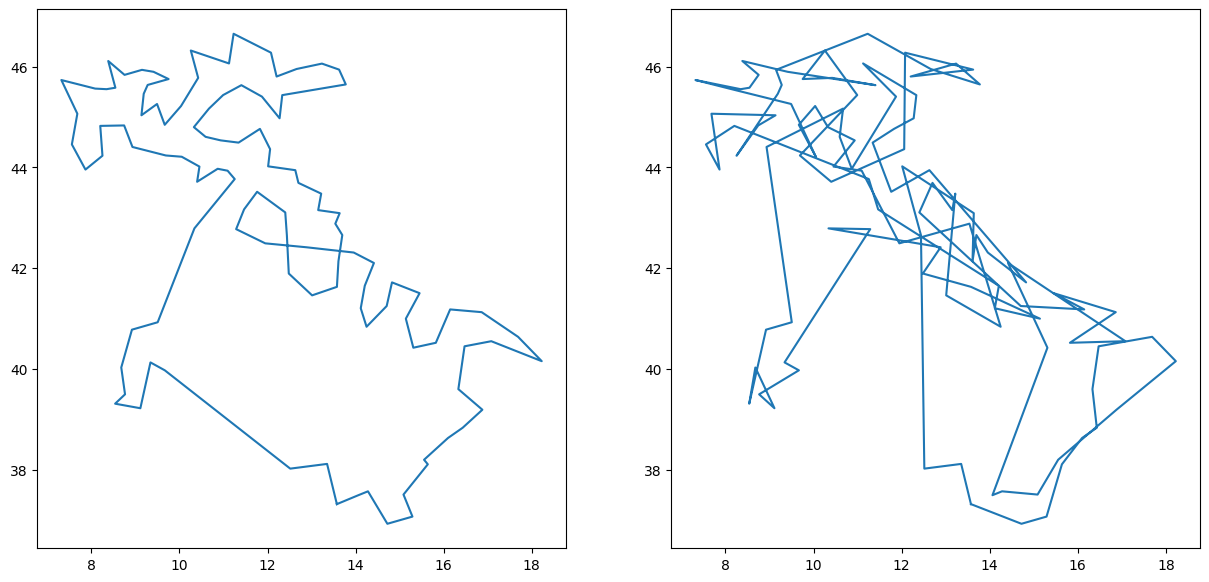
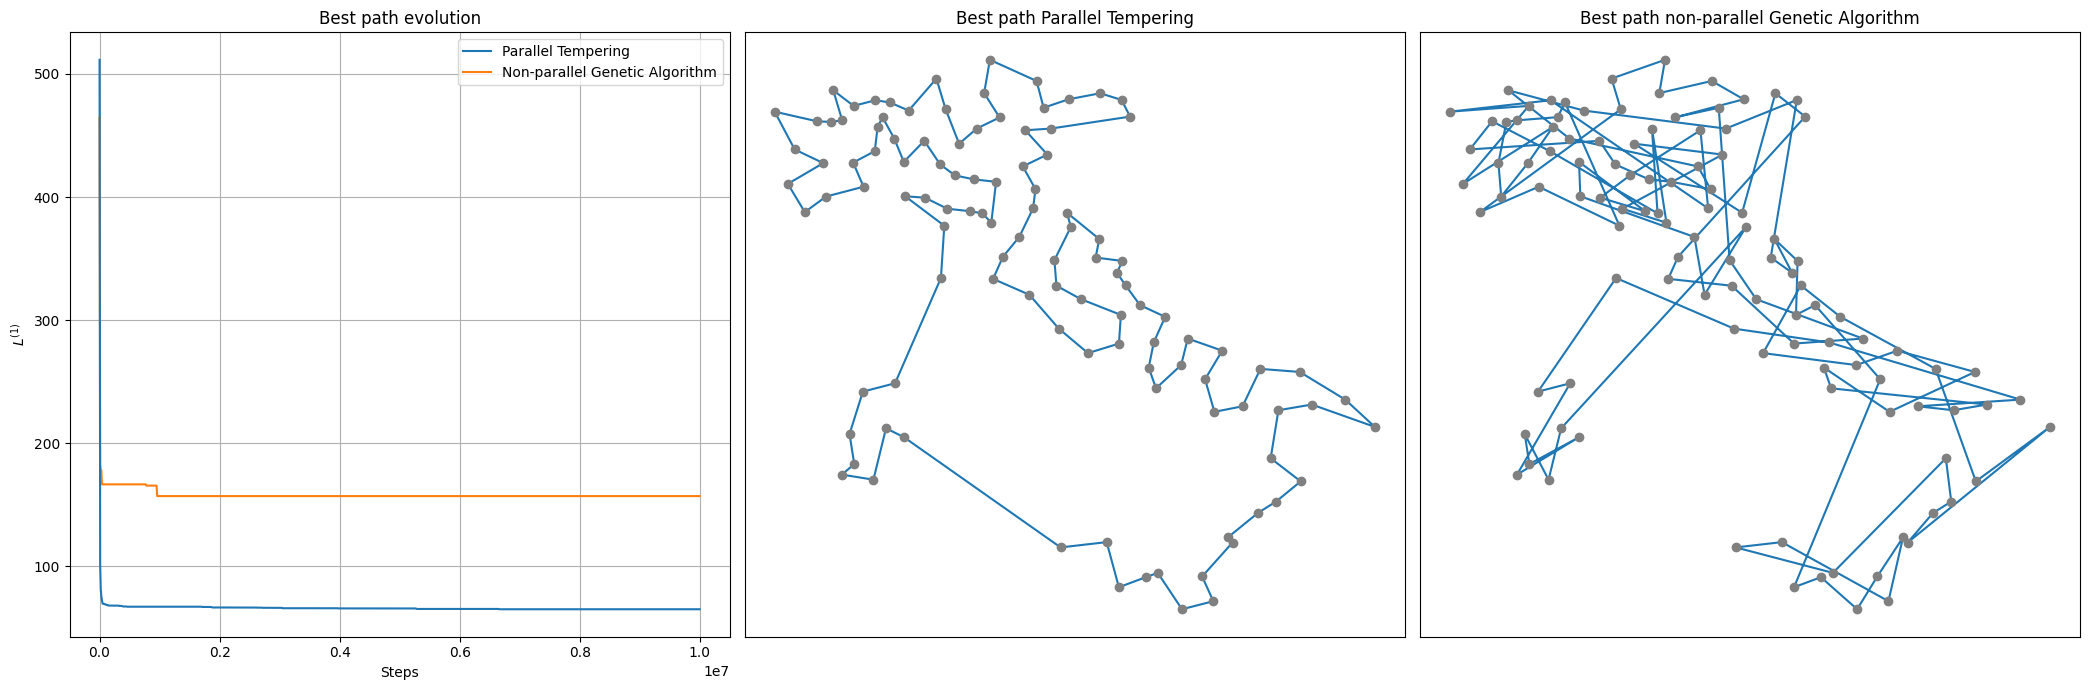
The notebook cell's code change between the first figure and the second:
--- before
+++ after
@@ -1,10 +1,35 @@
-optimal = np.loadtxt("output.out", dtype=int) - 1
-optimal = np.append(optimal, optimal[0])
-single_core = np.loadtxt("OUTPUT/single_core.out", dtype=int) - 1
-single_core = np.append(single_core, single_core[0])
-cities = np.loadtxt("cap_prov_ita.dat")
+optimal_PT = np.loadtxt("../10-Exercises/OUTPUT/best_PT.out", dtype=int) - 1
+optimal_PT = np.append(optimal_PT, optimal_PT[0])
+optimal_SC = np.loadtxt("../10-Exercises/OUTPUT/best_single.out", dtype=int) - 1
+optimal_SC = np.append(optimal_SC, optimal_SC[0])
+cities = np.loadtxt("../10-Exercises/cap_prov_ita.dat")
 
-fig, ax = plt.subplots(1, 2, figsize=(15,7))
+steps_PT, history_PT = np.loadtxt("../10-Exercises/OUTPUT/history_PT.out", unpack=True)
+steps_SC, history_SC = np.loadtxt("../10-Exercises/OUTPUT/history_single.out", unpack=True)
 
-ax[0].plot(cities[optimal,0], cities[optimal,1])
-ax[1].plot(cities[single_core,0], cities[single_core,1])
+fig, axs = plt.subplots(1, 3, figsize=(21,7))
+
+axs[0].plot(steps_PT, history_PT, zorder=10, label="Parallel Tempering")
+axs[0].plot(steps_SC, history_SC, label="Non-parallel Genetic Algorithm")
+
+axs[0].set_xlabel("Steps")
+axs[0].set_ylabel("$L^{(1)}$")
+axs[0].set_title("Best path evolution")
+axs[0].legend()
+axs[0].grid()
+
+axs[1].plot(cities[optimal_PT,0], cities[optimal_PT,1])
+axs[1].scatter(cities[:,0], cities[:,1], color="grey", zorder=10)
+axs[1].get_xaxis().set_visible(False)
+axs[1].get_yaxis().set_visible(False)
+axs[1].set_title("Best path Parallel Tempering");
+
+axs[2].plot(cities[optimal_SC,0], cities[optimal_SC,1])
+axs[2].scatter(cities[:,0], cities[:,1], color="grey", zorder=10)
+axs[2].get_xaxis().set_visible(False)
+axs[2].get_yaxis().set_visible(False)
+axs[2].set_title("Best path non-parallel Genetic Algorithm");
+plt.tight_layout()
+
+print(f"Best path length parallel tempering: {history_PT[-1]}")
+print(f"Best path length non-parallel genetic algorithm: {history_SC[-1]}")

Commit: Finished all exercises